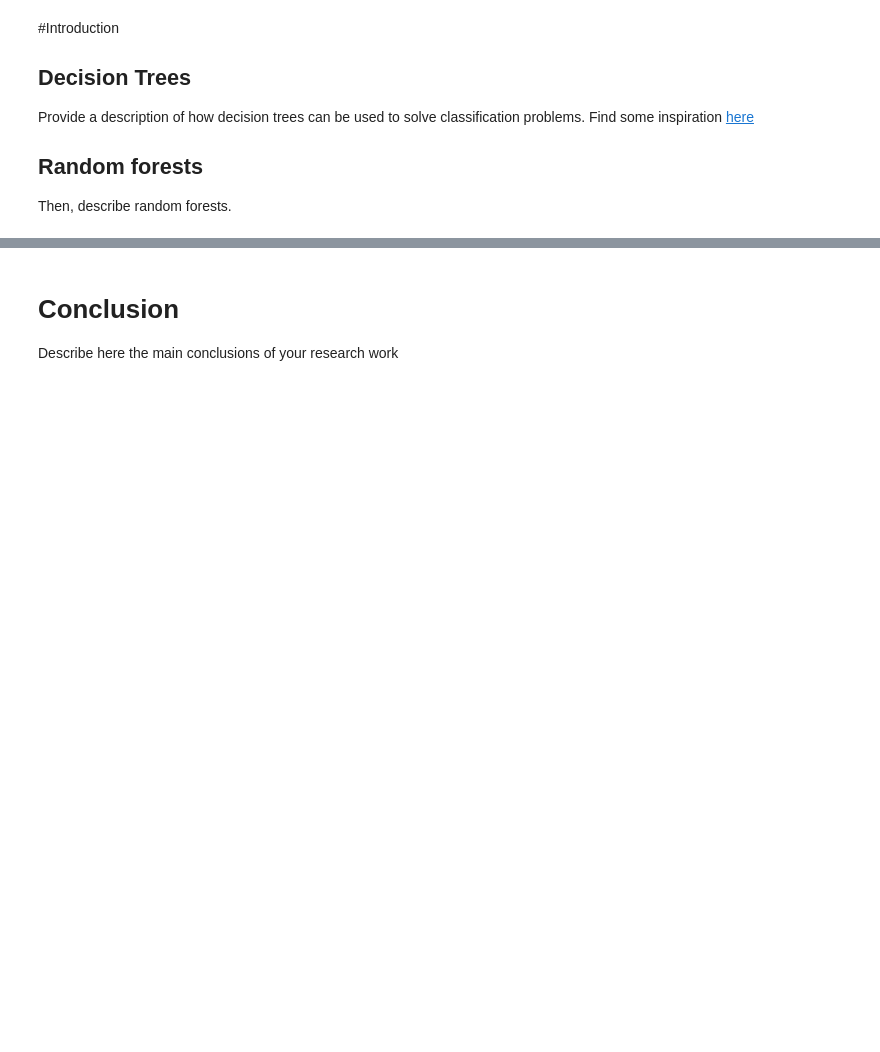
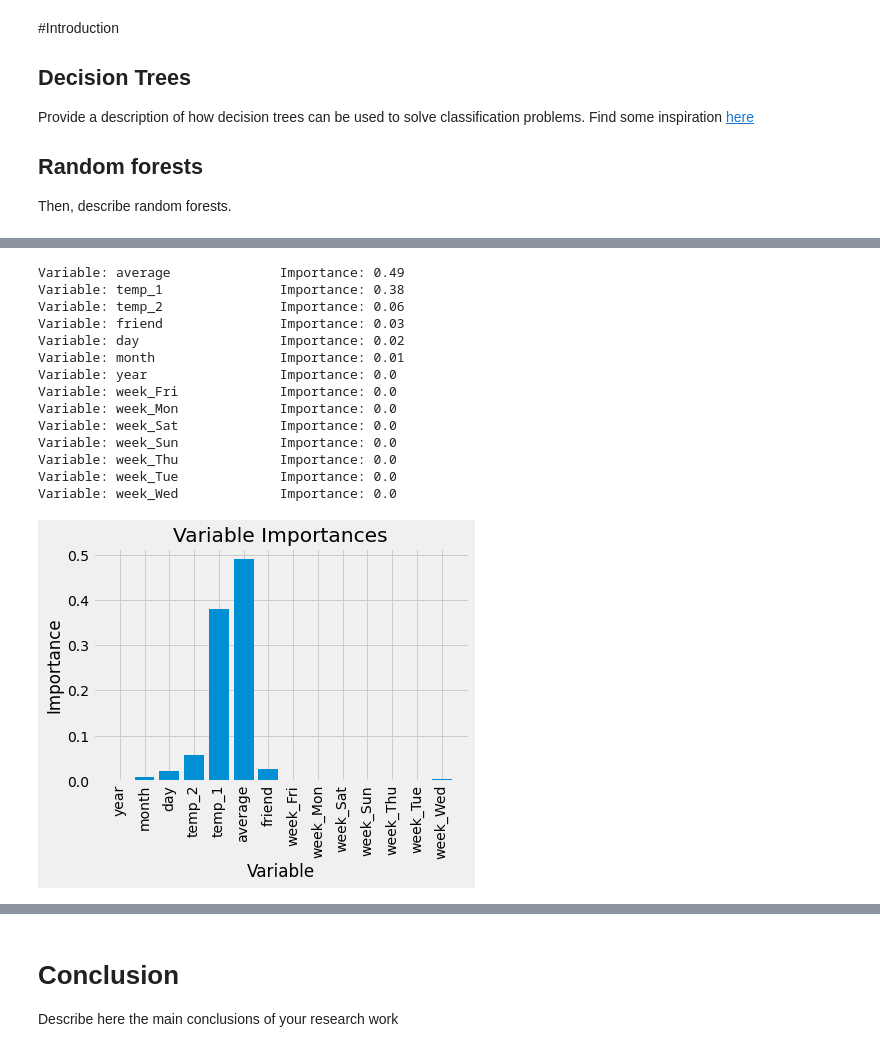
Before and after one commit to carolinagrcstvn/RFA_OR, a Jupyter notebook: RFA.ipynb, the cells around one changed output, grey strips where cells are left out. Cells and saved outputs as stored; diff of their text form; code cells hidden in the pictures; blank space fills up the shorter version.

```diff
--- a/RFA.ipynb
+++ b/RFA.ipynb
@@ -18,0 +150,28 @@ Add code cells to show an implementation example using Python.
+# %%
+importances = list(rf.feature_importances_)
+feature_importances = [(feature, round(importance, 2)) for feature, importance in zip(feature_list, importances)]
+feature_importances = sorted(feature_importances, key = lambda x: x[1], reverse = True)
+[print('Variable: {:20} Importance: {}'.format(*pair)) for pair in feature_importances]
+
+plt.style.use('fivethirtyeight')
+x_values = list(range(len(importances)))
+plt.bar(x_values, importances, orientation = 'vertical')
+plt.xticks(x_values, feature_list, rotation='vertical')
+plt.ylabel('Importance'); plt.xlabel('Variable'); plt.title('Variable Importances')
+plt.show()
+# %% [output]
+Variable: average              Importance: 0.49
+Variable: temp_1               Importance: 0.38
+Variable: temp_2               Importance: 0.06
+Variable: friend               Importance: 0.03
+Variable: day                  Importance: 0.02
+Variable: month                Importance: 0.01
+Variable: year                 Importance: 0.0
+Variable: week_Fri             Importance: 0.0
+Variable: week_Mon             Importance: 0.0
+Variable: week_Sat             Importance: 0.0
+Variable: week_Sun             Importance: 0.0
+Variable: week_Thu             Importance: 0.0
+Variable: week_Tue             Importance: 0.0
+Variable: week_Wed             Importance: 0.0
+[figure, added]
```
Also changed, not shown: parts of 22 cells of this notebook, 8 other files.
